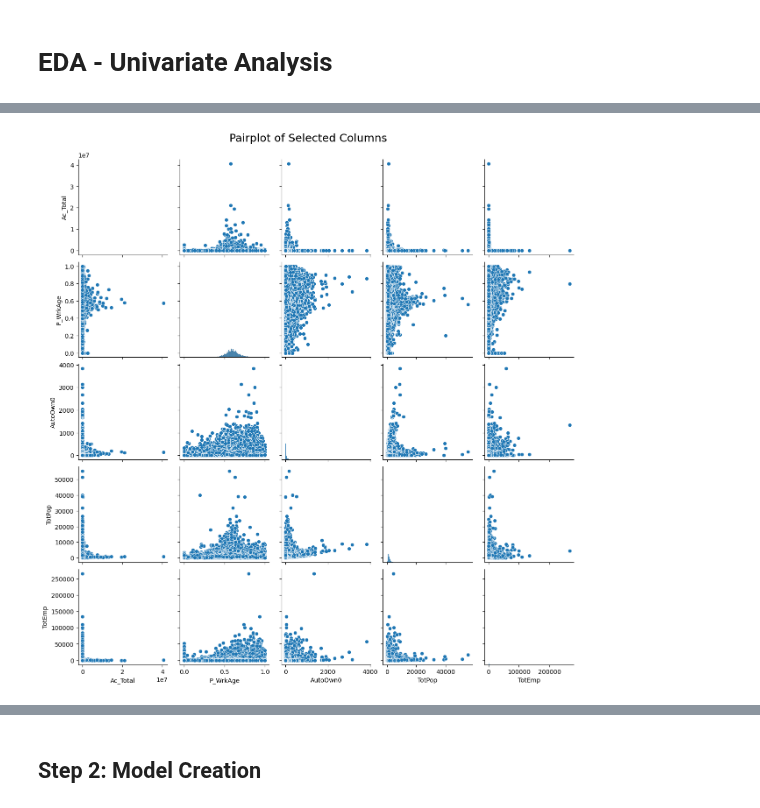
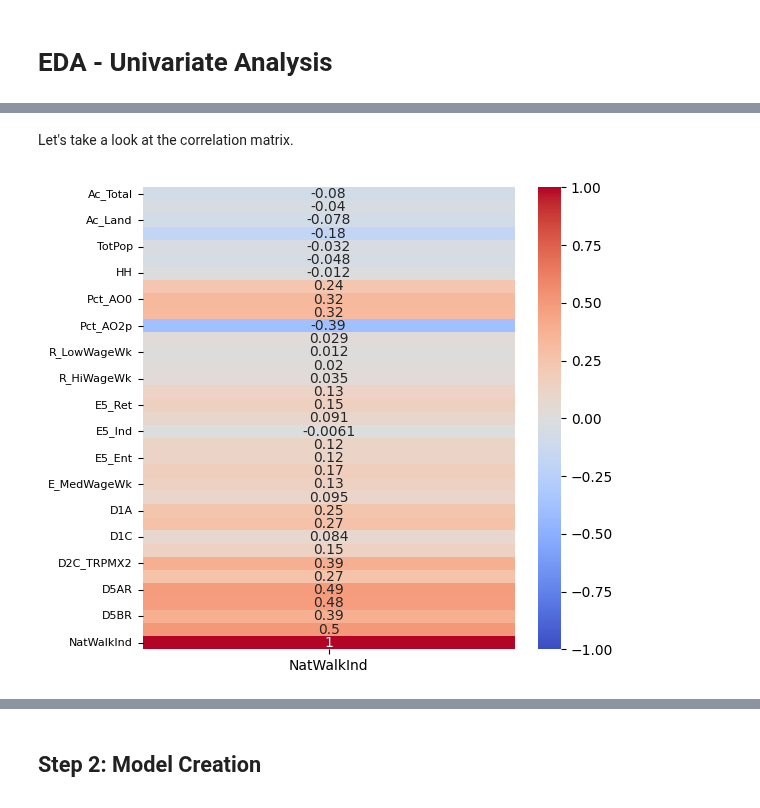
Before and after one commit to JamesJFan/CS6140_MachineLearning_FinalProject_Group1, a Jupyter notebook: CS6140_MachineLearning_FinalProject_Group1.ipynb, the cells around one changed output, grey strips where cells are left out. Cells and saved outputs as stored; diff of their text form; code cells hidden in the pictures.

```diff
--- a/CS6140_MachineLearning_FinalProject_Group1.ipynb
+++ b/CS6140_MachineLearning_FinalProject_Group1.ipynb
@@ -127,11 +144,10 @@ plt.show()
-# %%
-# Bivariate Analysis
-# Calculate correlation matrix
-correlation_matrix = df.corr()
-
-# Plot pairplot for selected columns
-sns.pairplot(df[['Ac_Total', 'P_WrkAge', 'AutoOwn0', 'TotPop', 'TotEmp']])
-plt.suptitle('Pairplot of Selected Columns', y=1.02, fontsize=18)
-plt.show()
-# %% [output]
-[figure, removed]
+# %% [markdown]
+Let's take a look at the correlation matrix.
+# %%
+correlation_matrix = df.corr()
+plt.figure(figsize=(6,6))
+sns.heatmap(correlation_matrix[['NatWalkInd']], annot=True, cmap='coolwarm', vmin=-1, vmax=1)
+plt.yticks(fontsize=8)
+plt.show()
+# %% [output]
+[figure, added]
```
Also changed, not shown: parts of 33 cells of this notebook.
